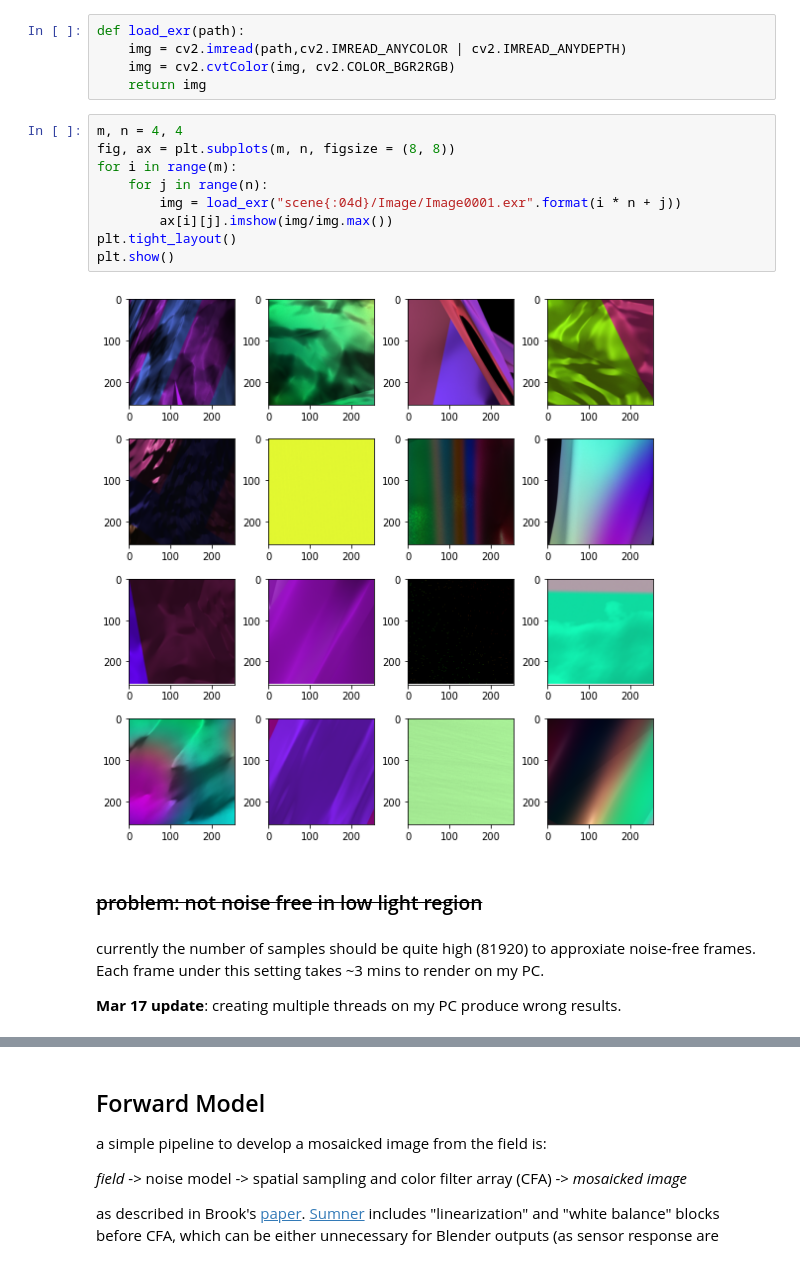
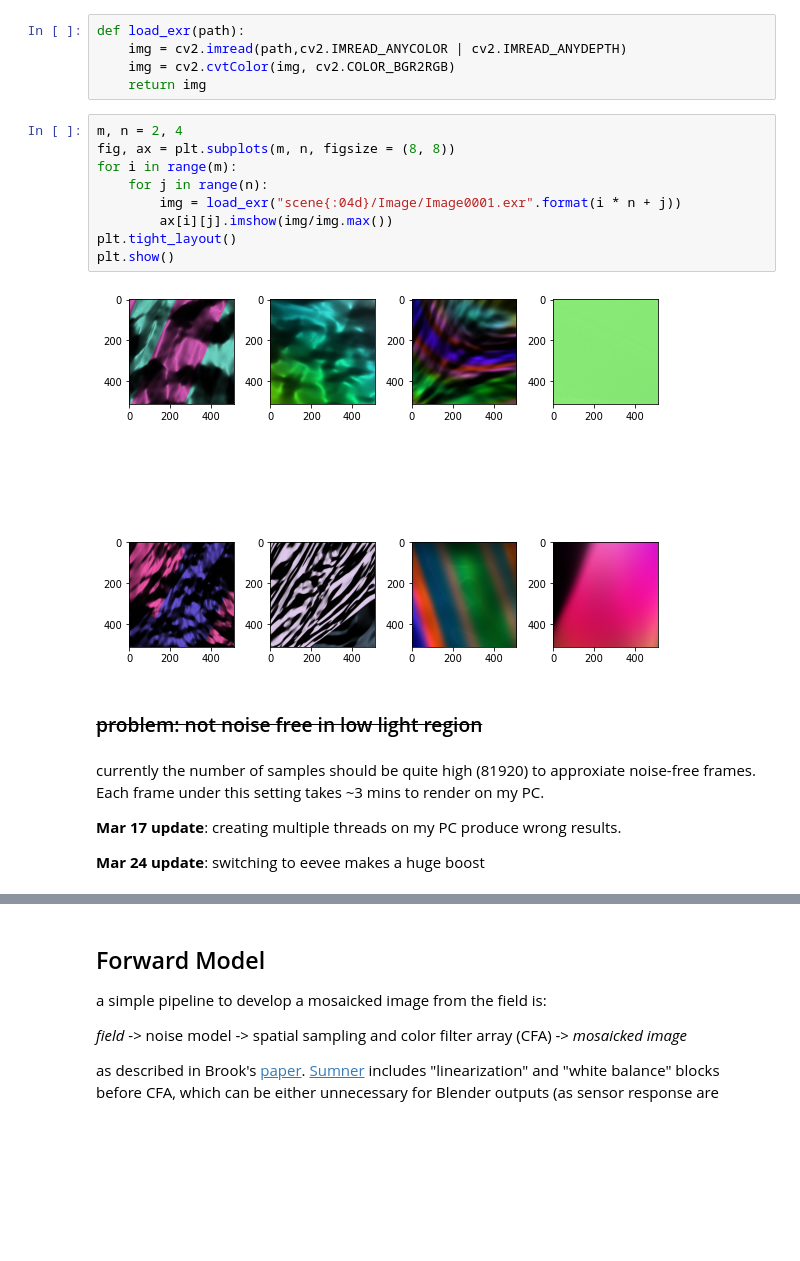
Before and after one commit to djbradyAtOpticalSciencesArizona/multiframeEstimation, a Jupyter notebook: TrainingDataForDemosaicking.ipynb, the cells around one changed output, grey strips where cells are left out. Drawn from its saved outputs; the diff is of its cells as text; blank space fills up the shorter version.

Commit message:
display new data rendered by Blender eevee engine

```diff
--- a/TrainingDataForDemosaicking.ipynb
+++ b/TrainingDataForDemosaicking.ipynb
@@ -79,20 +79,22 @@ def load_exr(path):
     img = cv2.cvtColor(img, cv2.COLOR_BGR2RGB)
     return img
 # %%
-m, n = 4, 4
+m, n = 2, 4
 fig, ax = plt.subplots(m, n, figsize = (8, 8))
 for i in range(m):
     for j in range(n):
         img = load_exr("scene{:04d}/Image/Image0001.exr".format(i * n + j))
         ax[i][j].imshow(img/img.max())
 plt.tight_layout()
 plt.show()
 # %% [output]
-[figure, old version]
+[figure, new version]
 # %% [markdown]
 ### ~~problem: not noise free in low light region~~
 # %% [markdown]
 currently the number of samples should be quite high (81920) to approxiate noise-free frames. Each frame under this setting takes ~3 mins to render on my PC.
 
 **Mar 17 update**: creating multiple threads on my PC produce wrong results.
+
+**Mar 24 update**: switching to eevee makes a huge boost
 # %%
```
Also changed, not shown: parts of 8 cells of this notebook.
